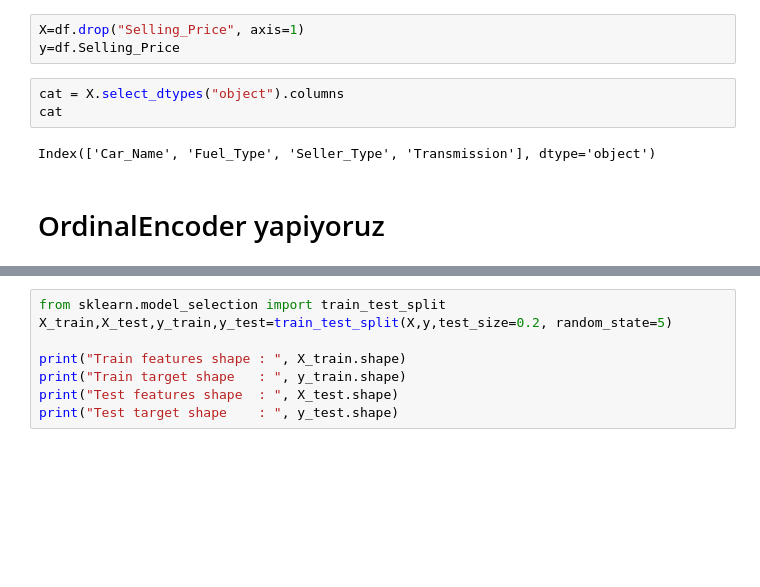
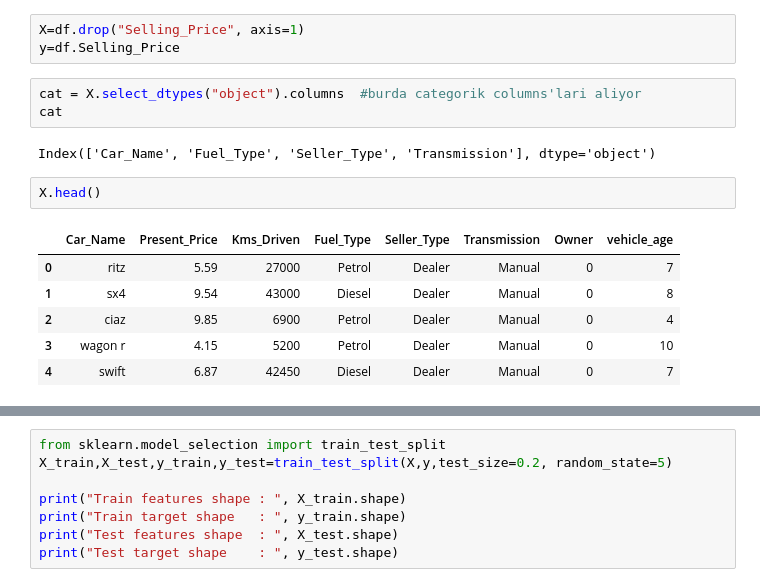
Before and after one commit to veyselaytekin1/Machine_Learning, a Jupyter notebook: Techpro_course/XGBOOST/10_(AdaBoosting, Gradientboosting, XGBoosting Regressor)(TR)-31 Jan 2022_Inclass.ipynb, the cells around one changed output, grey strips where cells are left out. Cells and saved outputs as stored; diff of their text form; blank space fills up the shorter version.

```diff
--- a/Techpro_course/XGBOOST/10_(AdaBoosting, Gradientboosting, XGBoosting Regressor)(TR)-31 Jan 2022_Inclass.ipynb
+++ b/Techpro_course/XGBOOST/10_(AdaBoosting, Gradientboosting, XGBoosting Regressor)(TR)-31 Jan 2022_Inclass.ipynb
@@ -127,9 +247,16 @@ from sklearn.preprocessing import OrdinalEncoder
 X=df.drop("Selling_Price", axis=1)
 y=df.Selling_Price
 # %%
-cat = X.select_dtypes("object").columns
+cat = X.select_dtypes("object").columns  #burda categorik columns'lari aliyor
 cat
 # %% [output]
 Index(['Car_Name', 'Fuel_Type', 'Seller_Type', 'Transmission'], dtype='object')
-# %% [markdown]
-# OrdinalEncoder yapiyoruz
+# %%
+X.head()
+# %% [output]
+|  | Car_Name | Present_Price | Kms_Driven | Fuel_Type | Seller_Type | Transmission | Owner | vehicle_age |
+| 0 | ritz | 5.59 | 27000 | Petrol | Dealer | Manual | 0 | 7 |
+| 1 | sx4 | 9.54 | 43000 | Diesel | Dealer | Manual | 0 | 8 |
+| 2 | ciaz | 9.85 | 6900 | Petrol | Dealer | Manual | 0 | 4 |
+| 3 | wagon r | 4.15 | 5200 | Petrol | Dealer | Manual | 0 | 10 |
+| 4 | swift | 6.87 | 42450 | Diesel | Dealer | Manual | 0 | 7 |
```
Also changed, not shown: parts of 45 cells of this notebook, 5 other files.
